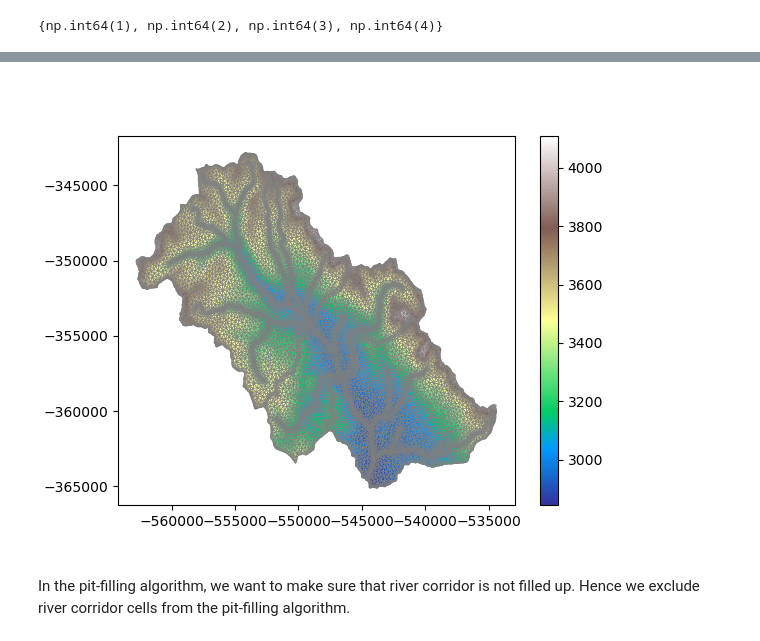
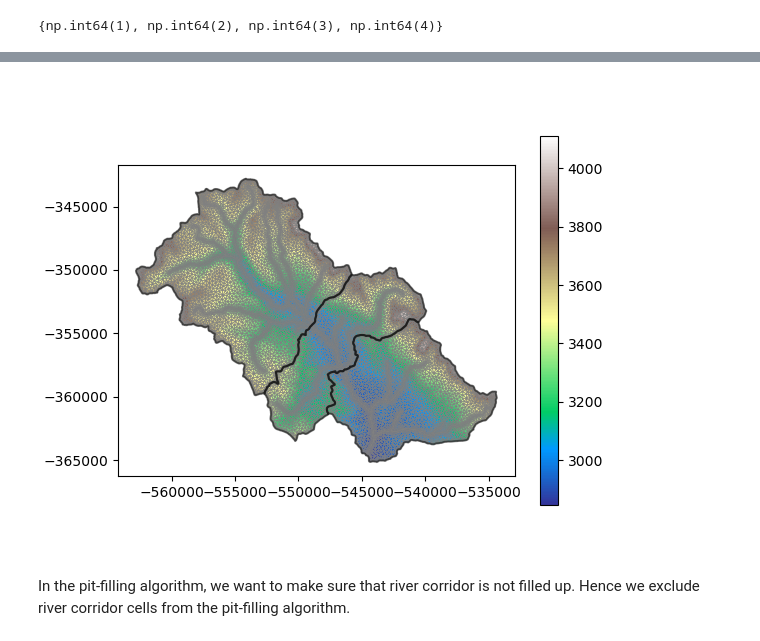
Before and after one commit to environmental-modeling-workflows/watershed-workflow, a Jupyter notebook: examples/taylor_upstream_stream_aligned_mesh.ipynb, the cells around one changed output, grey strips where cells are left out. Cells and saved outputs as stored; diff of their text form; code cells hidden in the pictures.

```diff
--- a/examples/taylor_upstream_stream_aligned_mesh.ipynb
+++ b/examples/taylor_upstream_stream_aligned_mesh.ipynb
@@ -296,7 +294,10 @@ A0 = refine_A0; A1 = refine_A1
 min_angle = 20 # degrees
 
 # width of reach by stream order (order:width)
-widths = dict({1:10, 2:10, 3:20, 4:30})
+def widths(reach):
+    mapping = {1: 10, 2: 10, 3: 20, 4: 30}
+    order = reach.properties['stream_order']  # default to 1 if not found
+    return mapping.get(order, 10)  # default width if order not found
 
 m2, area, dists = watershed_workflow.tessalateRiverAligned(watershed, rivers, river_width=widths,
                                               refine_min_angle=min_angle, refine_distance=[d0,A0,d1,A1],
@@ -343,9 +361,10 @@ assert not any(np.isnan(m2.coords[:,-1]))
 # %%
 fig, ax = plt.subplots()
 m2.plot(facecolors='elevation', ax=ax)
+watershed.plot(ax=ax, color='k', alpha=0.5)
 plt.show()
 # %% [output]
-[figure, old version]
+[figure, new version]
 # %% [markdown]
 In the pit-filling algorithm, we want to make sure that river corridor is not filled up. Hence we exclude river corridor cells from the pit-filling algorithm.
 # %%
```
Also changed, not shown: parts of 12 cells of this notebook, 10 other files.
